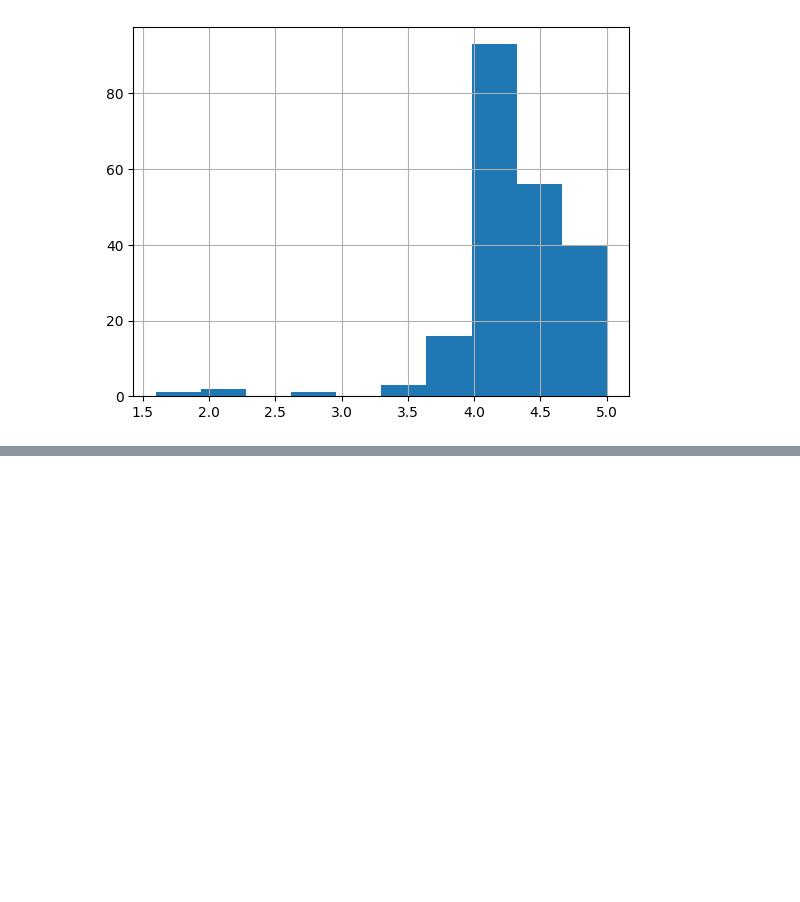
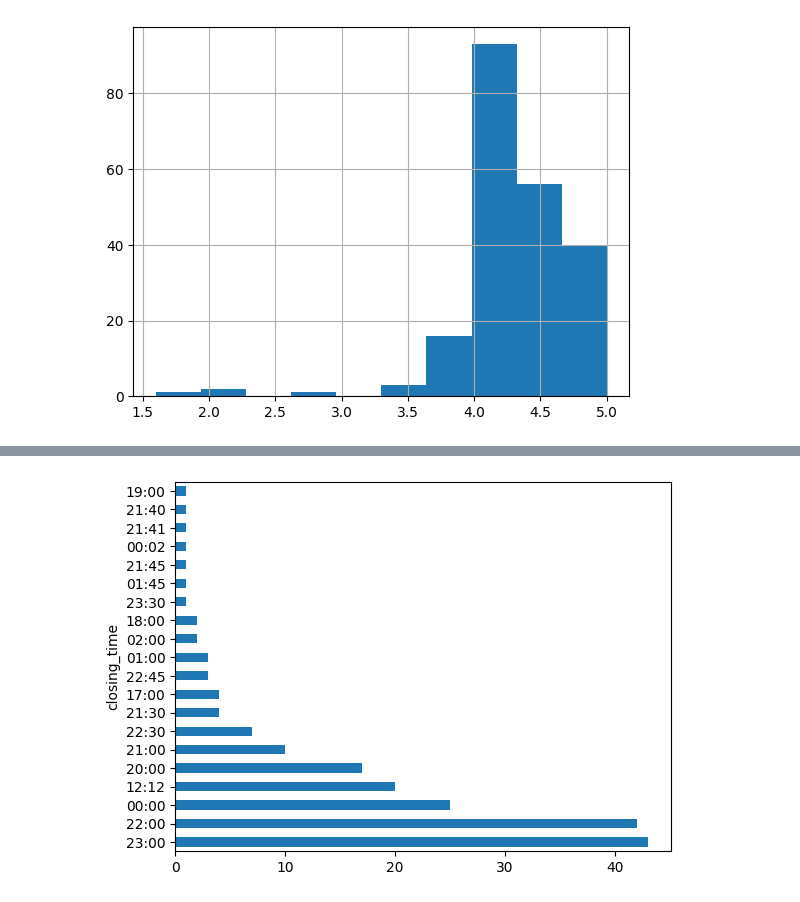
Before and after one commit to crissyro/base-of-DS, a Jupyter notebook: notebooks/intelligence_analysis_belgorod_food_places.ipynb, the cells around one changed output, grey strips where cells are left out. Drawn from its saved outputs; the diff is of its cells as text; code cells hidden in the pictures; blank space fills up the shorter version.

```diff
--- a/notebooks/intelligence_analysis_belgorod_food_places.ipynb
+++ b/notebooks/intelligence_analysis_belgorod_food_places.ipynb
@@ -166,0 +193,22 @@ df.rait.hist();
+# %%
+bad_data = [
+    'График работы не указан', 'Закрыто до завтра',
+    'До закрытия 30 мин', 'Организация переехала',
+    'Закрыто до 20:00', 'До открытия 30 мин',
+    'Открыто до четверга', 'Временно не работает'
+]
+
+df = df[~df['closing_time'].isin(bad_data)]
+
+def convert_to_time(closing_time):
+    if closing_time == "Круглосуточно":
+        return "12:12"
+    elif "Открыто до" in closing_time:
+        return closing_time.split(" ")[-1]
+    return None
+
+df['closing_time'] = df['closing_time'].apply(convert_to_time)
+
+df = df.dropna()
+
+print(df['closing_time'].value_counts())
@@ -166,0 +233,4 @@ df.rait.hist();
+# %%
+df.closing_time.value_counts().plot(kind='barh');
+# %% [output]
+[figure, added]
```
Also changed, not shown: parts of 2 cells of this notebook.
